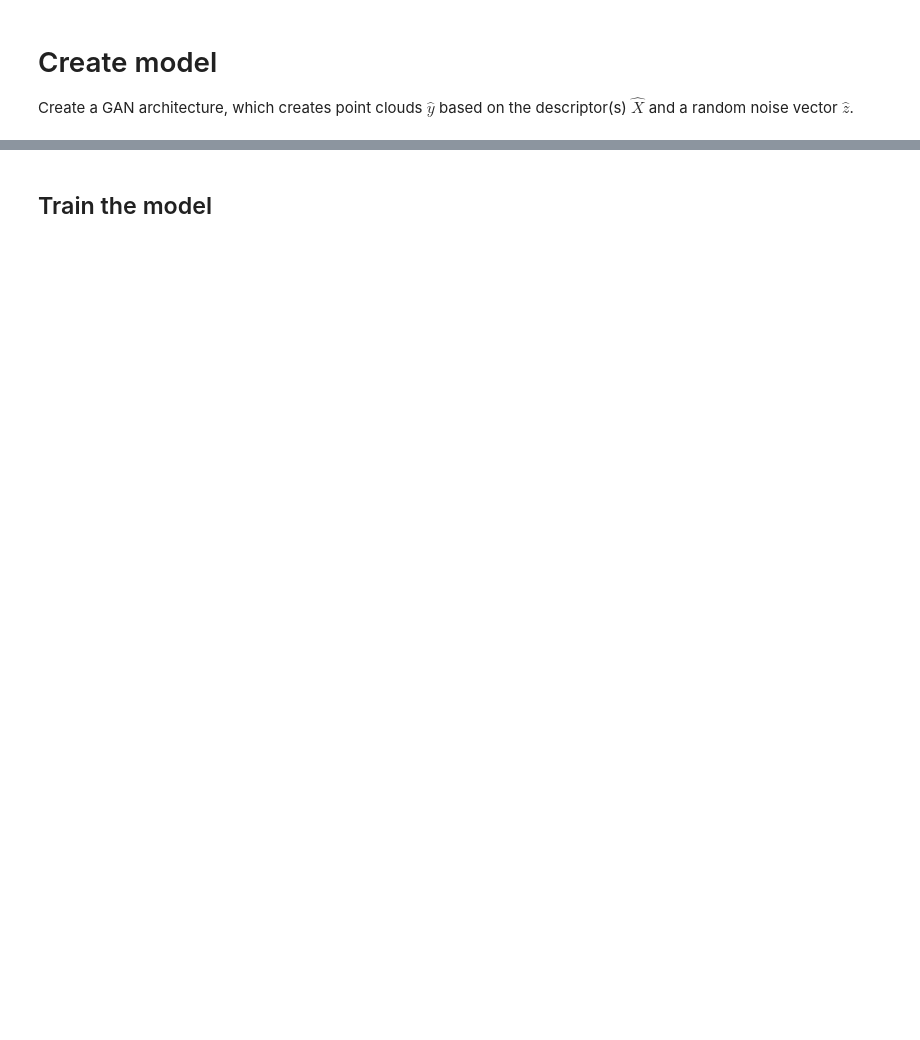
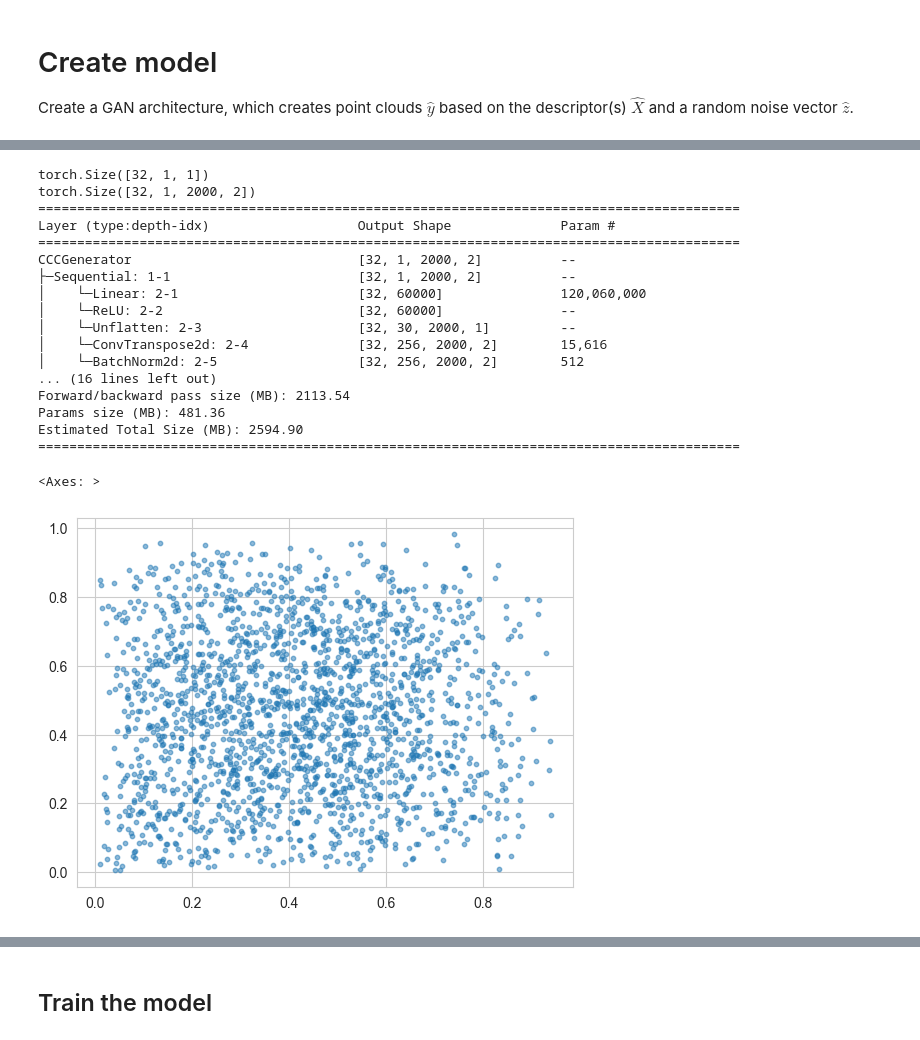
Before and after one commit to Veikko-Saikkonen/hard-spheres, a Jupyter notebook: Notebooks/HardSpheres_v1.ipynb, the cells around one changed output, grey strips where cells are left out. Cells and saved outputs as stored; diff of their text form; code cells hidden in the pictures; blank space fills up the shorter version.

```diff
--- a/Notebooks/HardSpheres_v1.ipynb
+++ b/Notebooks/HardSpheres_v1.ipynb
@@ -165,36 +231,56 @@ kernel_size = (3,3) # if 3x3, the output x,y,r will correlate with each other
 stride = (1,1)
 
 from src.models.CryinGAN import Generator, CCCGenerator
 
 out_samples = dataset.samples[0].shape[1]
 
-out_dimensions = 3
+out_dimensions = 2 # ONLY COORDS
 
 generator_model_2 = CCCGenerator(
     kernel_size=1,
     stride=1,
     rand_features=out_samples,
     out_dimensions=out_dimensions,
     latent_dim=30,
     out_samples=out_samples,
-    fix_r=sample_y_mps[0,:,2]
+    fix_r=sample_y_mps[0,:,:,2]
     ).to("mps")
 
 # sample_x = sample_x.to("mps")
 print(sample_x.shape)
 _out = generator_model_2(sample_x_mps).detach()
 print(_out.shape)
 
 # softmaxed_r = generator_model_2._softmax_radius_dimensions(_out)
 _out_torch = _out
 _out = _out.cpu().numpy()
 
 print(summary(generator_model_2, input_data=sample_x, depth=2))
 
 
-plot_pointcloud(_out[0,:,:3], plot_radius=True)
+plot_pointcloud(_out[0], plot_radius=False)
 # plt.xlim(0,1)
 # plt.ylim(0,1)
+# %% [output]
+torch.Size([32, 1, 1])
+torch.Size([32, 1, 2000, 2])
+==========================================================================================
+Layer (type:depth-idx)                   Output Shape              Param #
+==========================================================================================
+CCCGenerator                             [32, 1, 2000, 2]          --
+├─Sequential: 1-1                        [32, 1, 2000, 2]          --
+│    └─Linear: 2-1                       [32, 60000]               120,060,000
+│    └─ReLU: 2-2                         [32, 60000]               --
+│    └─Unflatten: 2-3                    [32, 30, 2000, 1]         --
+│    └─ConvTranspose2d: 2-4              [32, 256, 2000, 2]        15,616
+│    └─BatchNorm2d: 2-5                  [32, 256, 2000, 2]        512
+... (16 lines left out)
+Forward/backward pass size (MB): 2113.54
+Params size (MB): 481.36
+Estimated Total Size (MB): 2594.90
+==========================================================================================
+<Axes: >
+[figure, added]
 # %%
 import torch
 import torch.nn as nn
```
Also changed, not shown: parts of 18 cells of this notebook, 2 other files.
